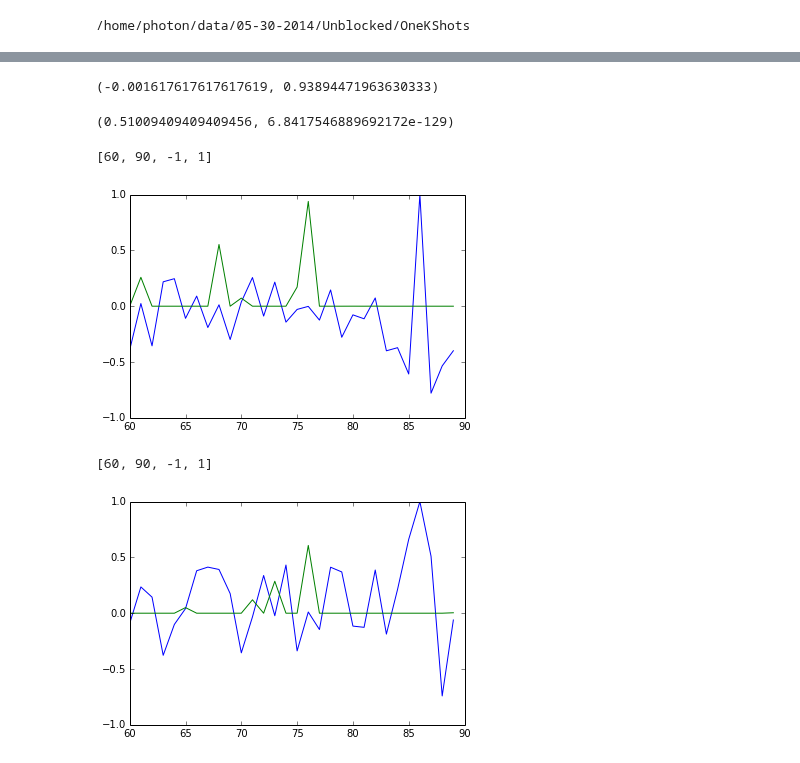
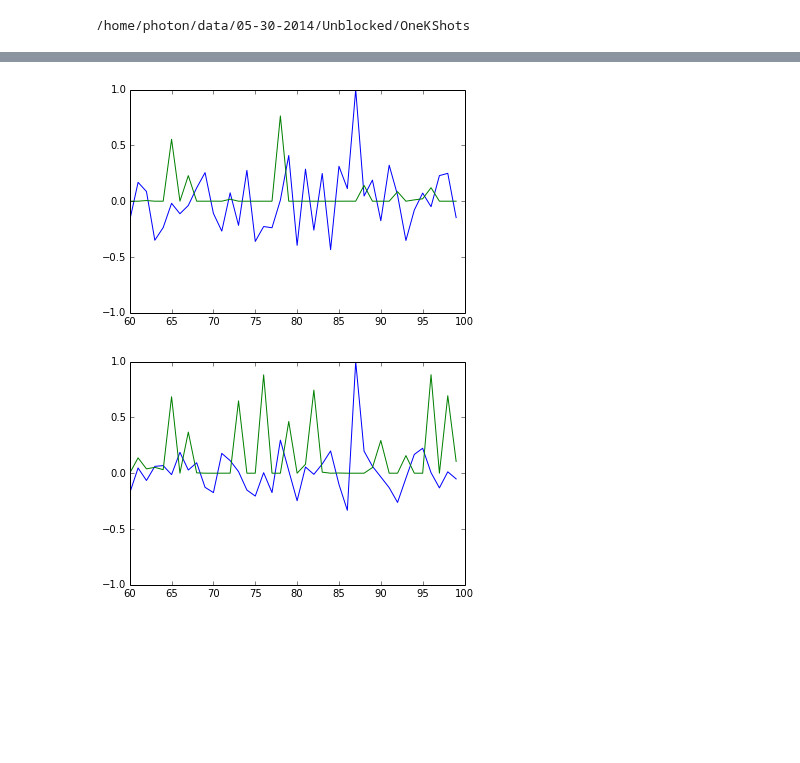
Before and after one commit to DawesLab/CCDimage, a Jupyter notebook: Two Mode Analysis.ipynb, the cells around one changed output, grey strips where cells are left out. Drawn from its saved outputs; the diff is of its cells as text; code cells hidden in the pictures; blank space fills up the shorter version.

Commit message:
Changed to Pearson and add save function

```diff
--- a/Two Mode Analysis.ipynb
+++ b/Two Mode Analysis.ipynb
@@ -120,12 +143,12 @@ vacuum_raw = np.load("13-56-14_raw.npy")
 # %%
 vacFFT = np.average(vacuum_raw,axis=(1,2))
 # %%
-filename_root = "14-02-07_raw"
+filename_root = "14-49-54_raw"
 data = np.load(filename_root + ".npy")
 # %%
 VacCorrected = data - vacFFT.reshape(400,1,1)
 # %%
-modeA = 86
+modeA = 87
 outputA = VacCorrected[modeA,:,:].flatten()  # Choose the mode to analyze
 y_real = np.real(outputA)
 y_imag = np.imag(outputA)
@@ -135,37 +158,29 @@ mode_real = []
 mode_imag = []
 output_real = []
 output_imag = []
-Tau_real = []
-Tau_imag = []
+Pearson_real = []
+Pearson_imag = []
 
-for i in range(0, 90):
+for i in range(0, 100):
     mode_real.append(i)
     output_real.append(VacCorrected[mode_real[i],:,:].flatten())  # Choose the mode to analyze
     x_real.append(np.real(output_real[i]))
-    Tau_real.append(sp.kendalltau(x_real[i], y_real))
+    Pearson_real.append(sp.pearsonr(x_real[i], y_real))
 
-for i in range(0, 90):
+for i in range(0, 100):
     mode_imag.append(i)
     output_imag.append(VacCorrected[mode_imag[i],:,:].flatten())  # Choose the mode to analyze
     x_imag.append(np.imag(output_imag[i]))
-    Tau_imag.append(sp.kendalltau(x_imag[i], y_imag))
+    Pearson_imag.append(sp.pearsonr(x_imag[i], y_imag))
-# %%
-Tau_real[76]
-# %% [output]
-(-0.001617617617617619, 0.93894471963630333)
-# %%
-Tau_imag[87]
-# %% [output]
-(0.51009409409409456, 6.8417546889692172e-129)
 # %%
-plot(mode_real, Tau_real)
-axis([60,90,-1,1])
+plot(mode_real, Pearson_real)
+axis([60,100,-1,1])
+savefig(filename_root + "_mode_" + str(modeA) + "_real.png")
 # %% [output]
-[60, 90, -1, 1]
-[figure, old version]
+[figure, new version]
 # %%
-plot(mode_imag, Tau_imag)
-axis([60,90,-1,1])
+plot(mode_imag, Pearson_imag)
+axis([60,100,-1,1])
+savefig(filename_root + "_mode_" + str(modeA) + "_imag.png")
 # %% [output]
-[60, 90, -1, 1]
-[figure, old version]
+[figure, new version]
```
Also changed, not shown: parts of 1 cell of this notebook.
